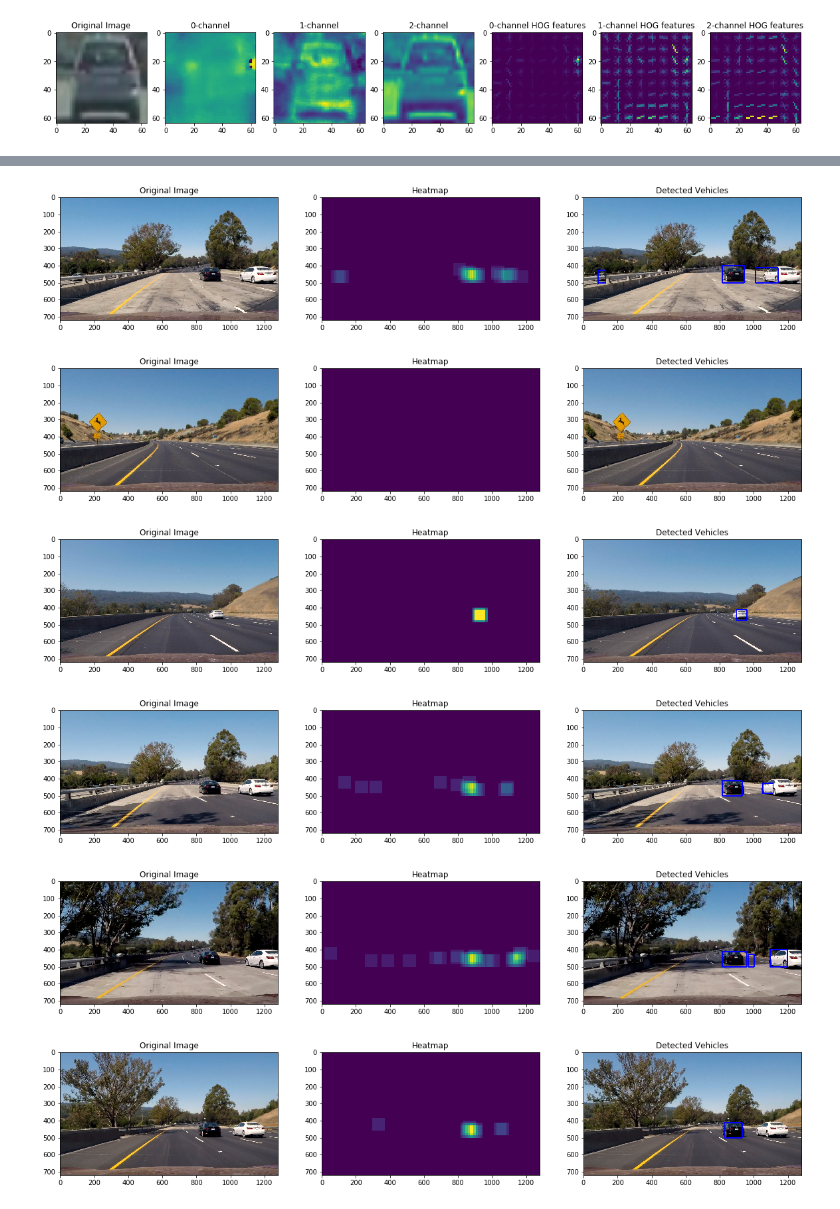
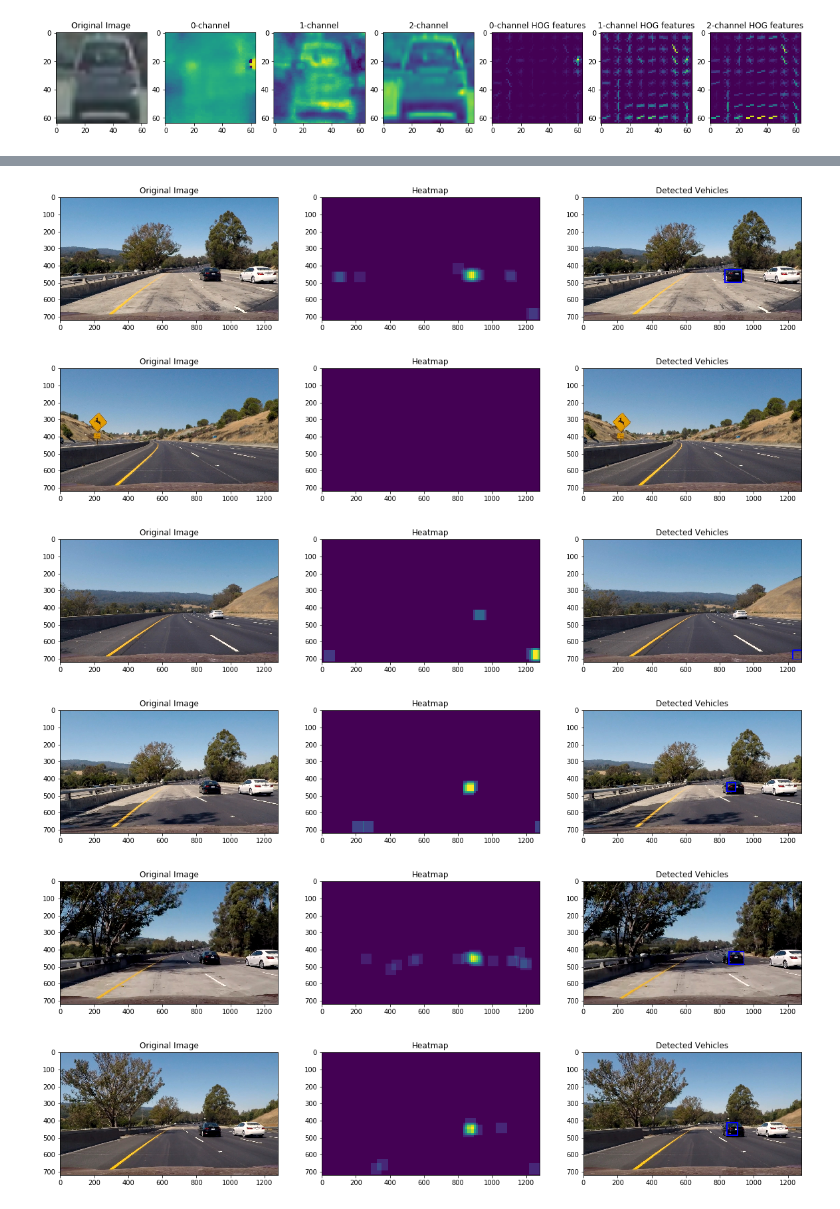
Before and after one commit to indradenbakker/CarND-Vehicle-Detection, a Jupyter notebook: Vehicle tracking pipeline.ipynb, the cells around one changed output, grey strips where cells are left out. Saved outputs shown, nothing was run; the diff lists cells and outputs as text; code cells hidden in the pictures.

```diff
--- a/Vehicle tracking pipeline.ipynb
+++ b/Vehicle tracking pipeline.ipynb
@@ -346,7 +441,7 @@ def get_hot_windows(image, previous=None, count=0):
 
 
     windows = slide_window(image, x_start_stop=x_start_stop, y_start_stop=[375, 675],
-                             xy_window=(64, 64), xy_overlap=(0.6, 0.6),window_list=None)
+                             xy_window=(64, 64), xy_overlap=(0.8, 0.8),window_list=None)
 
     hot_windows = search_windows(image, windows, classifier, X_scaler, color_space=color_space,
                                  spatial_size=spatial_size, hist_bins=hist_bins,
@@ -417,41 +570,29 @@ def detect_vehicles(image, showheatmap=False, memory=None):
 # %%
-color_space = 'HSV' # Can be RGB, HSV, LUV, HLS, YUV, YCrCb
-orient = 9  # HOG orientations
-pix_per_cell = 8 # HOG pixels per cell
-cell_per_block = 2 # HOG cells per block
-hog_channel = "ALL" # Can be 0, 1, 2, or "ALL"
-spatial_size = (64, 64) # Spatial binning dimensions
-hist_bins = 64    # Number of histogram bins
-spatial_feat = True # Spatial features on or off
-hist_feat = True # Histogram features on or off
-hog_feat = True # HOG features on or off
-
-
-
+# Test flow on images
 images = glob.glob("test_images/*")
 for file in images:
     f, (ax1, ax2, ax3) = plt.subplots(1, 3, figsize=(20, 5))
 
     image = mpimg.imread(file)
     feature_image = cv2.cvtColor(image, cv2.COLOR_RGB2HSV)
 
     ax1.imshow(image)
     ax1.set_title('Original Image')
 
     img, img_heat, memory = detect_vehicles(image=image, memory=None)
 
     ax2.imshow(img_heat)
     ax2.set_title('Heatmap')
 
     ax3.imshow(img)
     ax3.set_title('Detected Vehicles')
 # %% [output]
-[figure, old version]
+[figure, new version]
 [figure]
-[figure, old version]
+[figure, new version]
-[figure, old version]
+[figure, new version]
-[figure, old version]
+[figure, new version]
-[figure, old version]
+[figure, new version]
 # %%
 def process_image(image):
     img, img_heat, memory = detect_vehicles(image=image, memory=None)
```
Also changed, not shown: parts of 7 cells of this notebook.
